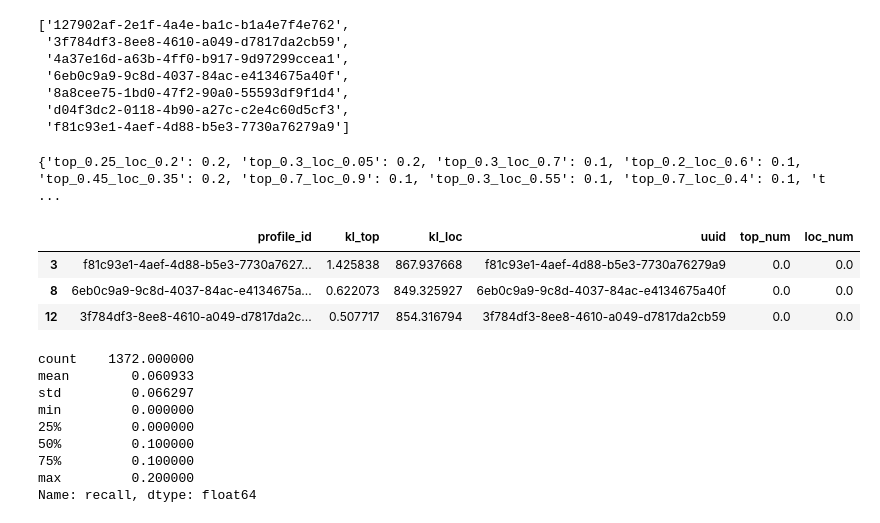
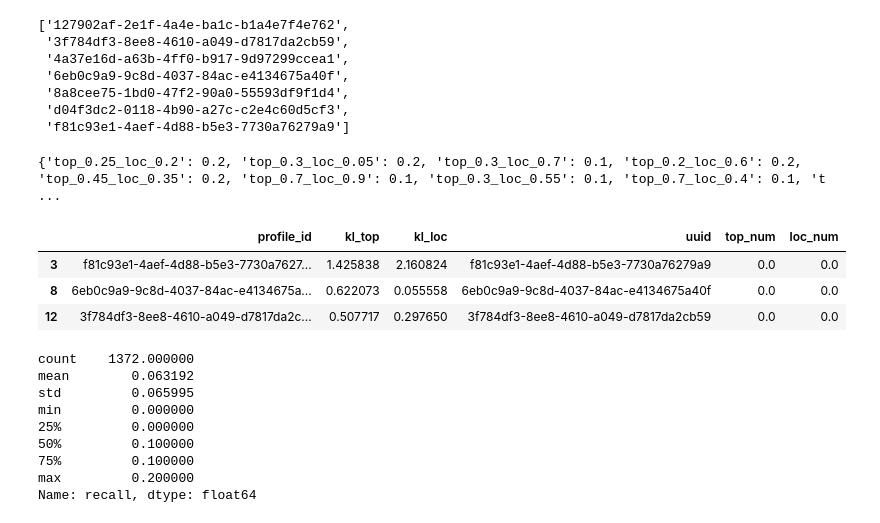
Before and after one commit to CCRI-POPROX/poprox-recommender, a Jupyter notebook: src/poprox_recommender/evaluation/evaluate_theta.ipynb, the cells around one changed output. Drawn from its saved outputs; the diff is of its cells as text; code cells hidden in the pictures.

```diff
--- a/src/poprox_recommender/evaluation/evaluate_theta.ipynb
+++ b/src/poprox_recommender/evaluation/evaluate_theta.ipynb
@@ -38,7 +38,7 @@ ground_truth_clicks.head(3)
 import glob
 from collections import defaultdict
 
-theta_recs_path = '/home/sun00587/research/News_Locality_Polarization/poprox-recommender-locality/outputs/theta_grid_search_2/'
+theta_recs_path = '/home/sun00587/research/News_Locality_Polarization/poprox-recommender-locality/outputs/theta_grid_search_3/'
 rec_files = glob.glob('{}*.parquet'.format(theta_recs_path))
 user_rec_recall = defaultdict(dict) # key: userId, val: dict[key: (theta_topic, theta_locality), val: recall
 for file in rec_files:
@@ -66,22 +66,22 @@ list(user_rec_recall.keys())
 # %%
 print(user_rec_recall['127902af-2e1f-4a4e-ba1c-b1a4e7f4e762'])
 # %% [output]
-{'top_0.25_loc_0.2': 0.2, 'top_0.3_loc_0.05': 0.2, 'top_0.3_loc_0.7': 0.1, 'top_0.2_loc_0.6': 0.1, 'top_0.45_loc_0.35': 0.2, 'top_0.7_loc_0.9': 0.1, 'top_0.3_loc_0.55': 0.1, 'top_0.7_loc_0.4': 0.1, 't ...
+{'top_0.25_loc_0.2': 0.2, 'top_0.3_loc_0.05': 0.2, 'top_0.3_loc_0.7': 0.1, 'top_0.2_loc_0.6': 0.2, 'top_0.45_loc_0.35': 0.2, 'top_0.7_loc_0.9': 0.1, 'top_0.3_loc_0.55': 0.1, 'top_0.7_loc_0.4': 0.1, 't ...
 # %%
-theta_kl_value_path = '/home/sun00587/research/News_Locality_Polarization/poprox-recommender-locality/outputs/theta_kl_values.txt'
+theta_kl_value_path = '/home/sun00587/research/News_Locality_Polarization/poprox-recommender-locality/outputs/theta_kl_values_2.txt'
 kl_df = pd.read_csv(theta_kl_value_path)
 kl_df = kl_df[kl_df['profile_id'].str.startswith(tuple(list(user_rec_recall.keys())))]
 
 kl_df['uuid'] = kl_df['profile_id'].str.extract(r'(^[a-f0-9\-]+)')
 kl_df[['top_num', 'loc_num']] = kl_df['profile_id'].str.extract(r'top_([\d.]+)_loc_([\d.]+)')
 
 
 kl_df.head(3)
 # %% [output]
 |  | profile_id | kl_top | kl_loc | uuid | top_num | loc_num |
-| 3 | f81c93e1-4aef-4d88-b5e3-7730a7627... | 1.425838 | 867.937668 | f81c93e1-4aef-4d88-b5e3-7730a76279a9 | 0.0 | 0.0 |
-| 8 | 6eb0c9a9-9c8d-4037-84ac-e4134675a... | 0.622073 | 849.325927 | 6eb0c9a9-9c8d-4037-84ac-e4134675a40f | 0.0 | 0.0 |
-| 12 | 3f784df3-8ee8-4610-a049-d7817da2c... | 0.507717 | 854.316794 | 3f784df3-8ee8-4610-a049-d7817da2cb59 | 0.0 | 0.0 |
+| 3 | f81c93e1-4aef-4d88-b5e3-7730a7627... | 1.425838 | 2.160824 | f81c93e1-4aef-4d88-b5e3-7730a76279a9 | 0.0 | 0.0 |
+| 8 | 6eb0c9a9-9c8d-4037-84ac-e4134675a... | 0.622073 | 0.055558 | 6eb0c9a9-9c8d-4037-84ac-e4134675a40f | 0.0 | 0.0 |
+| 12 | 3f784df3-8ee8-4610-a049-d7817da2c... | 0.507717 | 0.297650 | 3f784df3-8ee8-4610-a049-d7817da2cb59 | 0.0 | 0.0 |
 # %%
 def add_recall(row):
     for top_loc in user_rec_recall[row['uuid']]:
@@ -96,8 +96,8 @@ kl_recall_df = kl_df[kl_df.recall != -1]
 kl_recall_df.recall.describe()
 # %% [output]
 count    1372.000000
-mean        0.060933
-std         0.066297
+mean        0.063192
+std         0.065995
 min         0.000000
 25%         0.000000
 50%         0.100000
```
Also changed, not shown: parts of 6 cells of this notebook, 6 other files.
